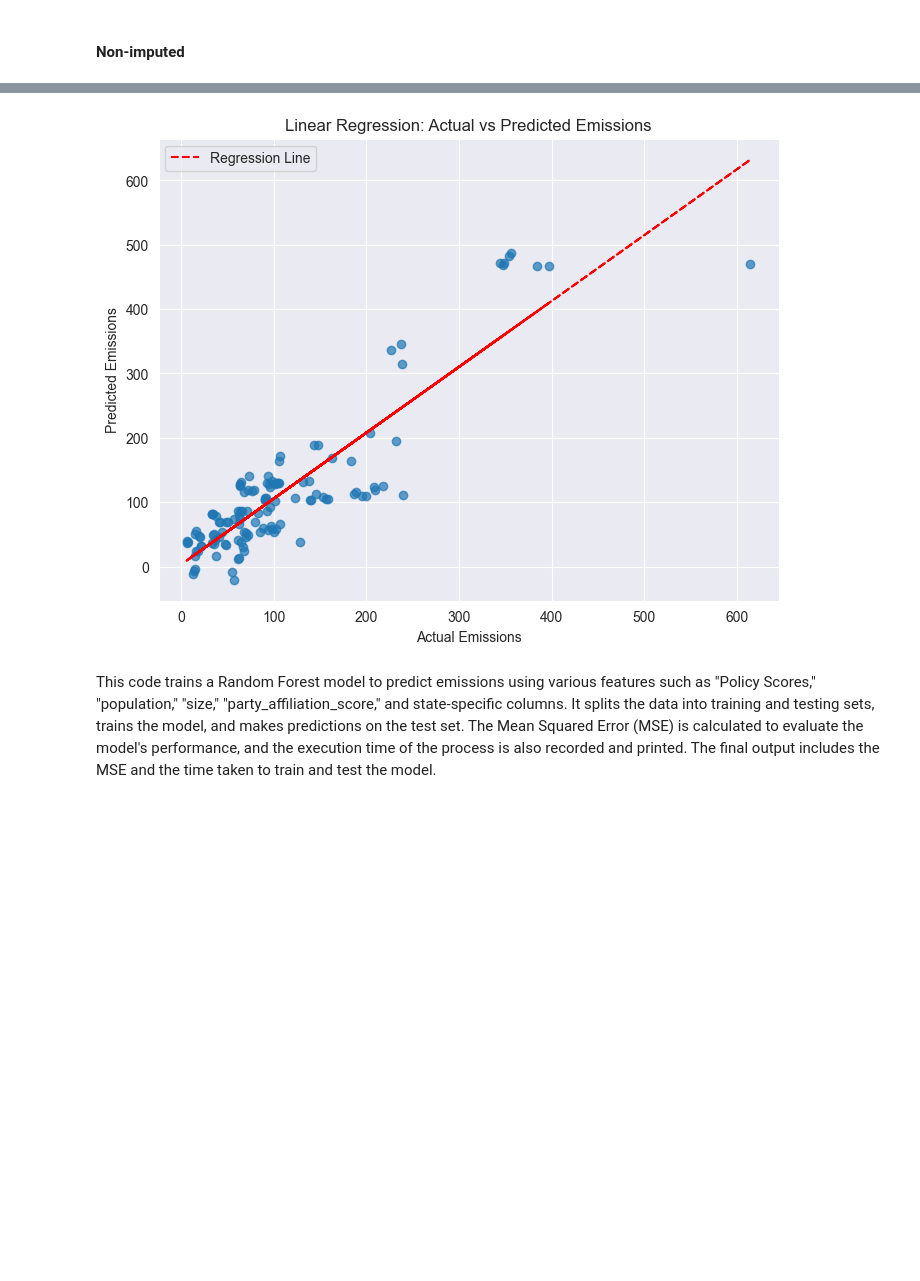
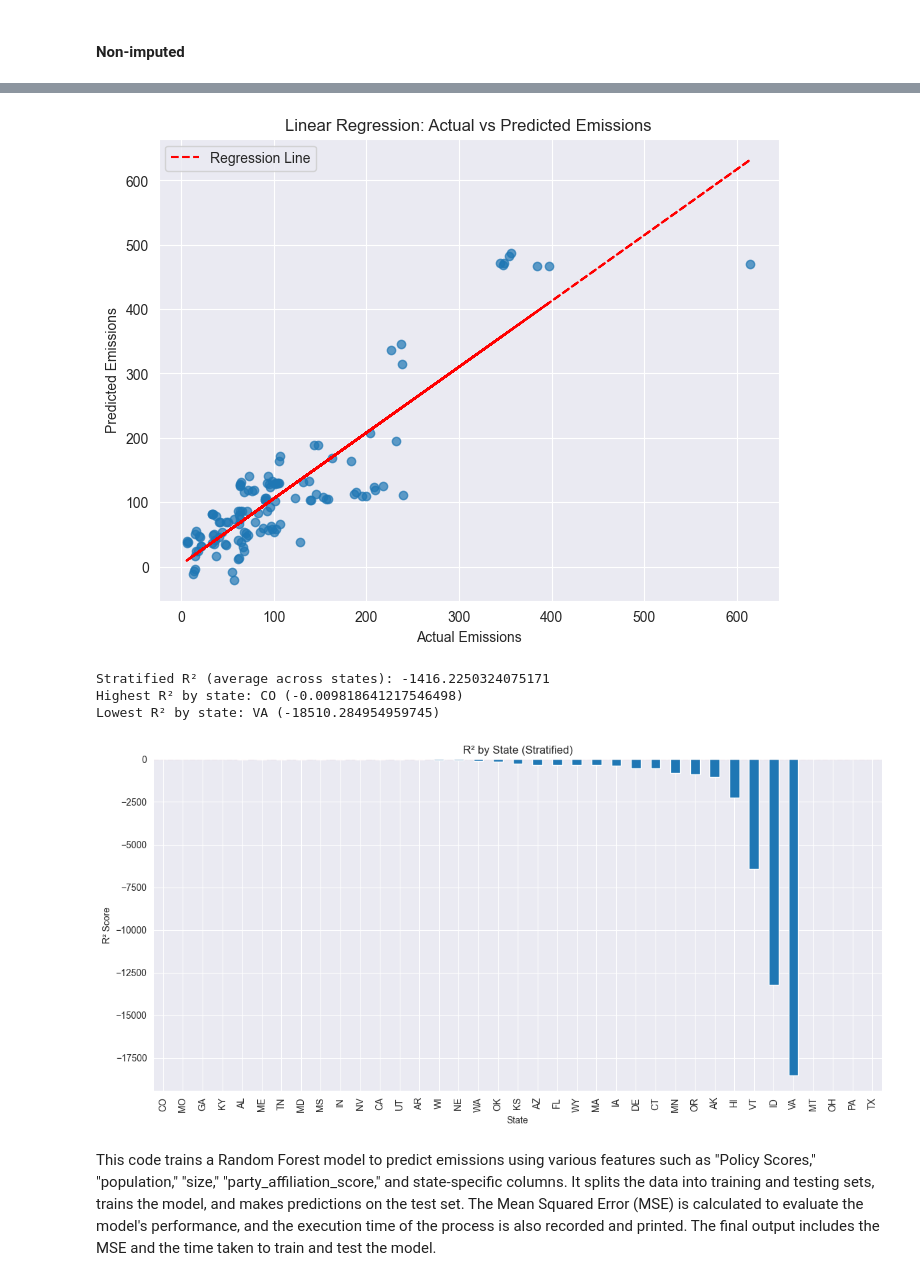
Before and after one commit to AyalYakobe/AirPollutionByPolitics, a Jupyter notebook: src/overview.ipynb, the cells around one changed output, grey strips where cells are left out. Saved outputs shown, nothing was run; the diff lists cells and outputs as text; code cells hidden in the pictures; blank space fills up the shorter version.

```diff
--- a/src/overview.ipynb
+++ b/src/overview.ipynb
@@ -874,7 +877,7 @@ Feature Coefficients:
 # %% [markdown]
 #### Non-imputed
 # %%
-mse_imputed, r2_imputed, elapsed_time_imputed, feature_importance_imputed = train_lr_model(final_df_dropped_normalized)
+mse_imputed, r2_imputed, elapsed_time_imputed, feature_importance_imputed, stratified_r2_imputed, r2_by_state_imputed = train_lr_model(final_df_dropped_normalized)
 # %% [output]
 Mean Squared Error: 2676.9127154990324
 R² Score: 0.7090988186404662
@@ -882,14 +885,18 @@ Time taken: 0.003075122833251953 seconds
 Explained Variance Score: 0.7129061339630184
 
 Feature Coefficients:
                    Feature  Coefficient
 1               population   125.916407
 4  party_affiliation_score   -84.027910
 3  party_affiliation_score   -84.027910
 0            Policy Scores   -38.602481
 2                     size     7.706794
 5          political_party     0.331015
 [figure]
+Stratified R² (average across states): -1416.2250324075171
+Highest R² by state: CO (-0.009818641217546498)
+Lowest R² by state: VA (-18510.284954959745)
+[figure, added]
 # %% [markdown]
 This code trains a Random Forest model to predict emissions using various features such as "Policy Scores," "population," "size," "party_affiliation_score," and state-specific columns. It splits the data into training and testing sets, trains the model, and makes predictions on the test set. The Mean Squared Error (MSE) is calculated to evaluate the model's performance, and the execution time of the process is also recorded and printed. The final output includes the MSE and the time taken to train and test the model.
 # %% [markdown]
```
Also changed, not shown: parts of 37 cells of this notebook.
